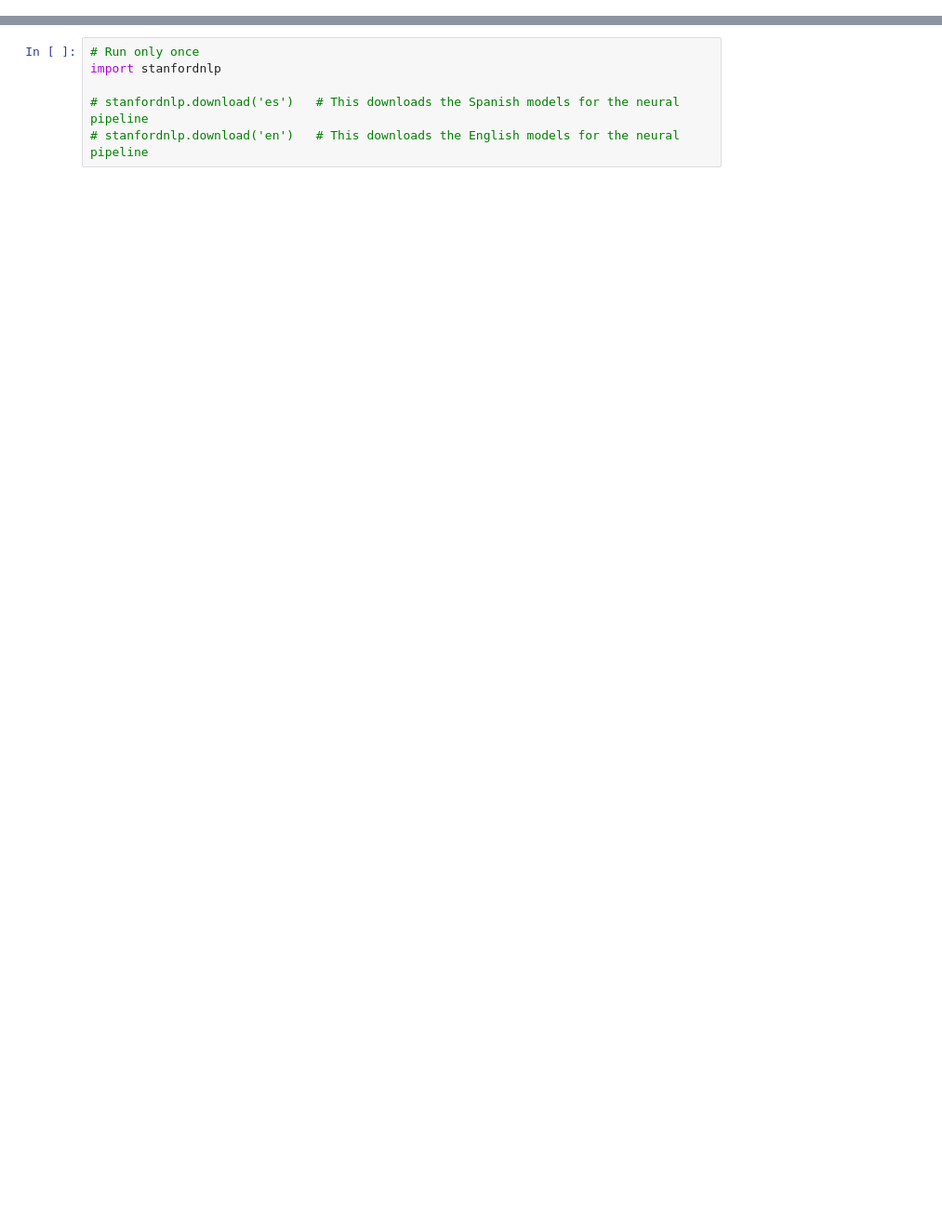
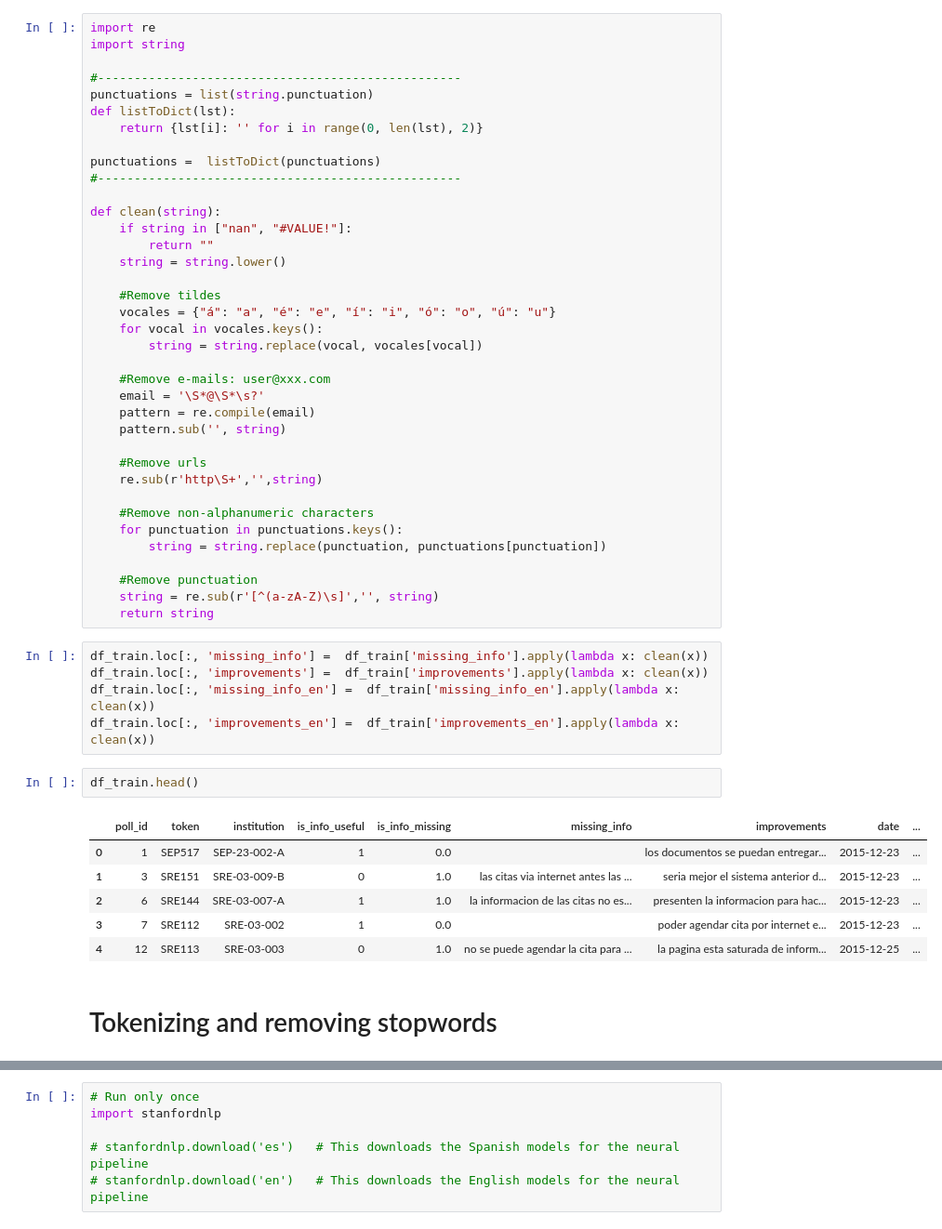
Before and after one commit to omar-bracamontes-zavala/Sermone, a Jupyter notebook: pre_processing_adj_extraction.ipynb, the cells around one changed output, grey strips where cells are left out. Shown at 93% size. Cells and saved outputs as stored; diff of their text form; blank space fills up the shorter version.

```diff
--- a/pre_processing_adj_extraction.ipynb
+++ b/pre_processing_adj_extraction.ipynb
@@ -203,0 +102,53 @@ https://medium.com/analytics-vidhya/introduction-to-stanfordnlp-an-nlp-library-f
+# %%
+import re
+import string
+
+#--------------------------------------------------
+punctuations = list(string.punctuation)
+def listToDict(lst):
+    return {lst[i]: '' for i in range(0, len(lst), 2)}
+
+punctuations =  listToDict(punctuations)
+#--------------------------------------------------
+
+def clean(string):
+    if string in ["nan", "#VALUE!"]:
+        return ""
+    string = string.lower()
+
+    #Remove tildes
+    vocales = {"á": "a", "é": "e", "í": "i", "ó": "o", "ú": "u"}
+    for vocal in vocales.keys():
+        string = string.replace(vocal, vocales[vocal])
+
+    #Remove e-mails: user@xxx.com
+    email = '\S*@\S*\s?'
+    pattern = re.compile(email)
+    pattern.sub('', string)
+
+    #Remove urls
+    re.sub(r'http\S+','',string)
+
+    #Remove non-alphanumeric characters
+    for punctuation in punctuations.keys():
+        string = string.replace(punctuation, punctuations[punctuation])
+
+    #Remove punctuation
+    string = re.sub(r'[^(a-zA-Z)\s]','', string)
+    return string
+# %%
+df_train.loc[:, 'missing_info'] =  df_train['missing_info'].apply(lambda x: clean(x))
+df_train.loc[:, 'improvements'] =  df_train['improvements'].apply(lambda x: clean(x))
+df_train.loc[:, 'missing_info_en'] =  df_train['missing_info_en'].apply(lambda x: clean(x))
+df_train.loc[:, 'improvements_en'] =  df_train['improvements_en'].apply(lambda x: clean(x))
+# %%
+df_train.head()
+# %% [output]
+|  | poll_id | token | institution | is_info_useful | is_info_missing | missing_info | improvements | date | ... |
+| 0 | 1 | SEP517 | SEP-23-002-A | 1 | 0.0 |  | los documentos se puedan entregar... | 2015-12-23 | ... |
+| 1 | 3 | SRE151 | SRE-03-009-B | 0 | 1.0 | las citas via internet antes las ... | seria mejor el sistema anterior d... | 2015-12-23 | ... |
+| 2 | 6 | SRE144 | SRE-03-007-A | 1 | 1.0 | la informacion de las citas no es... | presenten la informacion para hac... | 2015-12-23 | ... |
+| 3 | 7 | SRE112 | SRE-03-002 | 1 | 0.0 |  | poder agendar cita por internet e... | 2015-12-23 | ... |
+| 4 | 12 | SRE113 | SRE-03-003 | 0 | 1.0 | no se puede agendar la cita para ... | la pagina esta saturada de inform... | 2015-12-25 | ... |
+# %% [markdown]
+# Tokenizing and removing stopwords
```
Also changed, not shown: parts of 71 cells of this notebook.
